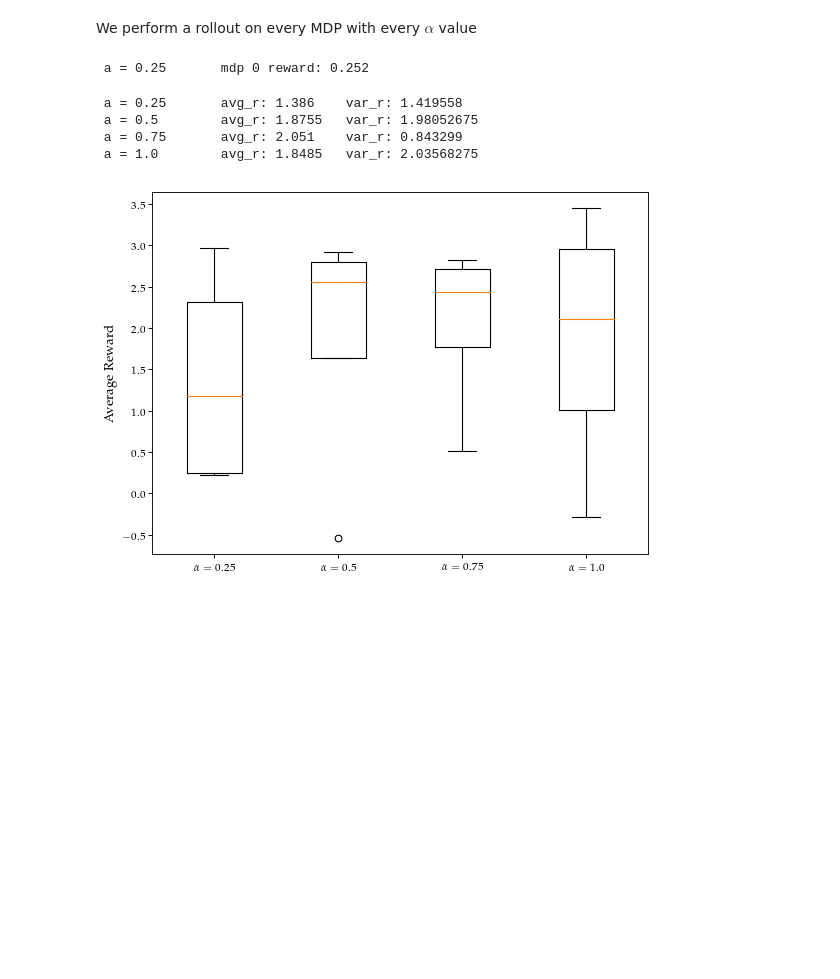
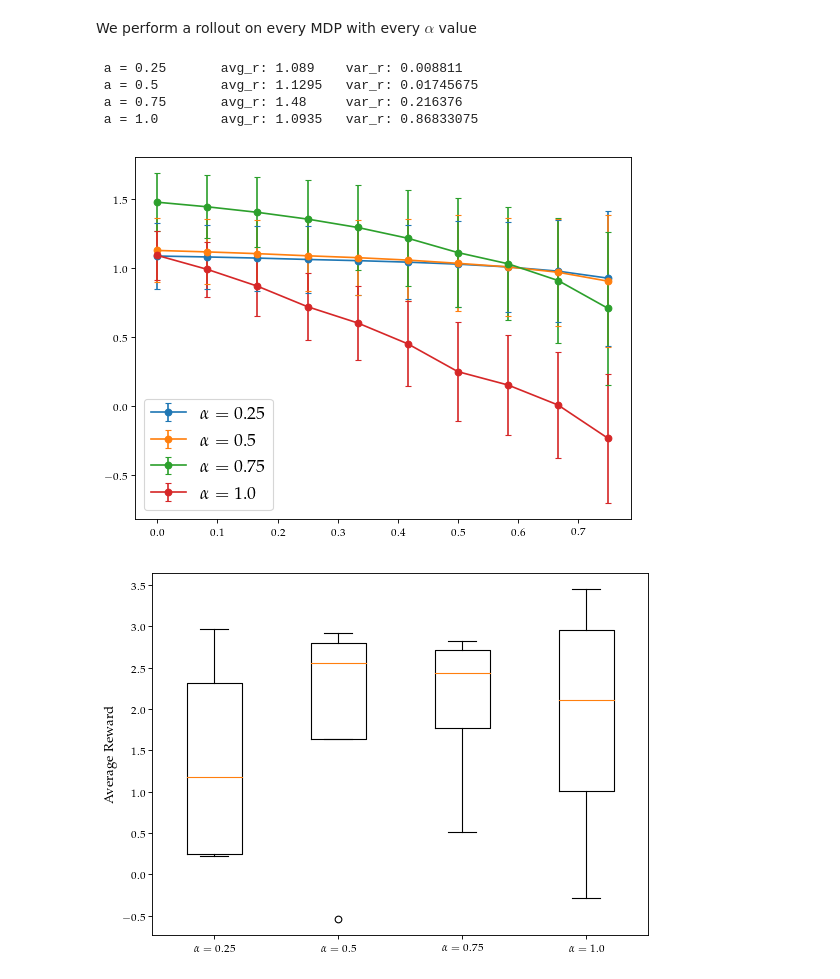
Before and after one commit to ShogoAkiyama/risk-sensitive-mcts, a Jupyter notebook: Gridworld Experiments.ipynb, the cells around one changed output. Saved outputs shown, nothing was run; the diff lists cells and outputs as text; code cells hidden in the pictures; blank space fills up the shorter version.

```diff
--- a/Gridworld Experiments.ipynb
+++ b/Gridworld Experiments.ipynb
@@ -25,18 +27,21 @@ belief = np.ones(N_params, dtype='float')/N_params
 # %% [markdown]
 We perform a rollout on every MDP with every $\alpha$ value
 # %%
+rewards = np.zeros([N_alpha, N_params, N_rollouts])
 for i, alpha in enumerate(alpha_vals):
+#     agent = RiskAverseMCTS(mdps, belief, max_depth=4,
+#                            alpha=alpha, max_r=1., n_iter=500, K=50, n_burn_in=0 )
+    agent = RiskAverseSparseSampler(mdps, belief, max_depth=4,
+                               alpha=alpha, max_r=2., n_iter=1250, K=5, n_burn_in=0, c=1  )
     for j, mdp in enumerate(mdps):
-        agent = RiskAverseMCTS(mdps, belief, max_depth=10,
-                               alpha=alpha, max_r=5., n_iter=N_iter, n_burn_in=0, K=50 )
+        agent.reset_belief()
         env = Env(mdp, agent)
         stats = env.rollout(n_rollouts=N_rollouts, render=False)
         rewards[i,j,:] = stats.total_rewards
         print("\r a =",alpha,"\tmdp",j,"reward:", np.mean(stats.total_rewards), end='', flush='True')
     print("\r a =",alpha,"\tavg_r:",np.mean(rewards[i,:,:]), "\tvar_r:", np.var(np.mean(rewards[i,:,:], axis=1)), flush='True')
 # %% [output]
- a = 0.25       mdp 0 reward: 0.252
+ a = 0.25       avg_r: 1.089    var_r: 0.008811
+ a = 0.5        avg_r: 1.1295   var_r: 0.01745675
+ a = 0.75       avg_r: 1.48     var_r: 0.216376
+ a = 1.0        avg_r: 1.0935   var_r: 0.86833075
- a = 0.25       avg_r: 1.386    var_r: 1.419558
- a = 0.5        avg_r: 1.8755   var_r: 1.98052675
- a = 0.75       avg_r: 2.051    var_r: 0.843299
- a = 1.0        avg_r: 1.8485   var_r: 2.03568275
@@ -43,3 +50,38 @@ for i, alpha in enumerate(alpha_vals):
+# %%
+from scipy import optimize
+
+mean_perf = np.mean(rewards, axis=2)
+cov_perf = np.zeros([N_alpha, N_params, N_params])
+for i in range(N_alpha):
+    cov_perf[i,:,:] = np.cov(rewards[i,:,:])
+
+N_perturb_pts = 10
+perturb_amts = np.linspace(0.25,1.0,N_perturb_pts)
+perturbed_perf = np.zeros([N_alpha,N_perturb_pts])
+perturbed_perf_std = np.zeros([N_alpha,N_perturb_pts])
+
+plt.figure(num=None, figsize=(8,6), dpi=80, facecolor='w', edgecolor='k')
+for i, alpha in enumerate(alpha_vals):
+    for j, alpha_perturb in enumerate(perturb_amts):
+        Aeq = np.ones((1,N_params))
+        beq = 1
+        A1 = np.eye(N_params)
+        b1 = belief*1/alpha_perturb
+        A2 = -np.eye(N_params)
+        b2 = np.zeros(N_params)
+        A = np.vstack([A1,A2])
+        b = np.vstack([b1, b2])
+        res = optimize.linprog(mean_perf[i,:], A, b, Aeq, beq)
+        perturbed_perf[i,j] = np.dot(res.x, mean_perf[i,:])
+        perturbed_perf_std[i,j] = np.sqrt( np.dot(res.x, np.dot(cov_perf[i,:,:], res.x.T))/ N_rollouts )
+
+    plt.errorbar(1-perturb_amts, perturbed_perf[i,:], yerr=2*perturbed_perf_std[i,:], label=r"$\alpha="+str(alpha)+r"$",
+                 capsize=3, linestyle=None, marker='o')
+
+plt.legend(fontsize=16)
+plt.show()
+# %% [output]
+[figure, added]
 # %%
 plt.figure(num=None, figsize=(8, 6), dpi=80, facecolor='w', edgecolor='k')
 labels = [r"$\alpha="+str(a)+r"$" for a in alpha_vals]
```
Also changed, not shown: parts of 6 cells of this notebook.
